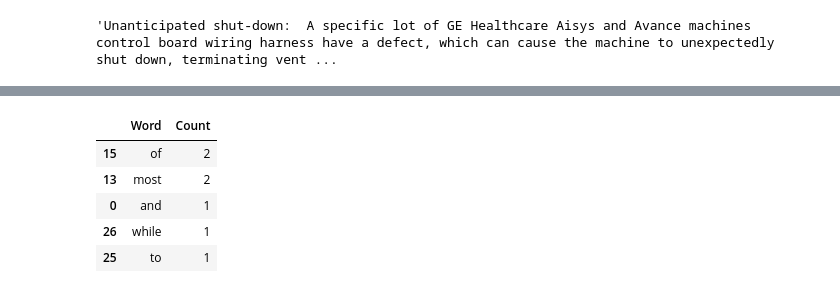
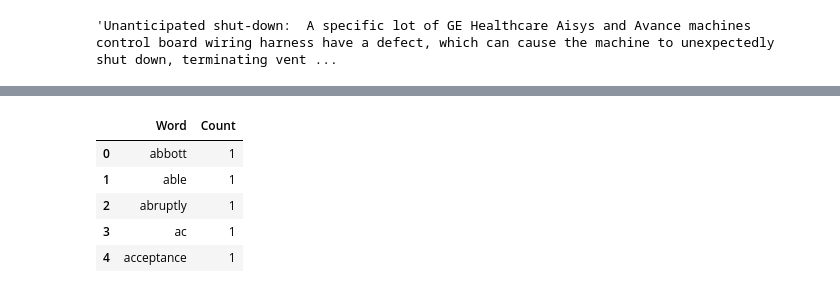
Before and after one commit to DATA-690-SPRING-2022/jay_data690, a Jupyter notebook: nlp.ipynb, the cells around one changed output, grey strips where cells are left out. Cells and saved outputs as stored; diff of their text form; code cells hidden in the pictures.

```diff
--- a/nlp.ipynb
+++ b/nlp.ipynb
@@ -10,7 +11,7 @@ from gensim.utils import simple_preprocess
 import spacy
 nlp = spacy.load("en_core_web_sm")
 # %%
-df = pd.read_csv("/content/reason_for_recall_100.csv")
+df = pd.read_csv("https://raw.githubusercontent.com/wcj365/jay_data690/main/reason_for_recall_100.csv")
 df.head()
 # %% [output]
 |  | reason_for_recall |
@@ -46,17 +36,20 @@ common_words[1:]
 # %%
-doc_tokenized = simple_preprocess(text)
+doc_tokenized = [simple_preprocess(text)]
 dictionary = gensim.corpora.Dictionary()
-bow = dictionary.doc2bow(doc_tokenized, allow_update=True)
-word_freq = [(dictionary[id], count) for id, count in bow]
+
+bow = [dictionary.doc2bow(doc, allow_update=True) for doc in doc_tokenized]
+word_freq = [[(dictionary[id], count) for id, count in line] for line in bow]
+
 df = pd.DataFrame(
-    {"Word":[pair[0] for pair in word_freq],
-     "Count":[pair[1] for pair in word_freq]}
+    {"Word":[pair[0] for pair in word_freq[0] if pair[0] not in STOPWORDS],
+     "Count":[pair[1] for pair in word_freq[0] if pair[0] not in STOPWORDS]}
 )
-df.sort_values("Count", ascending=False).head()
+
+df.head()
 # %% [output]
 |  | Word | Count |
-| 15 | of | 2 |
-| 13 | most | 2 |
-| 0 | and | 1 |
-| 26 | while | 1 |
-| 25 | to | 1 |
+| 0 | abbott | 1 |
+| 1 | able | 1 |
+| 2 | abruptly | 1 |
+| 3 | ac | 1 |
+| 4 | acceptance | 1 |
```
Also changed, not shown: parts of 6 cells of this notebook.
